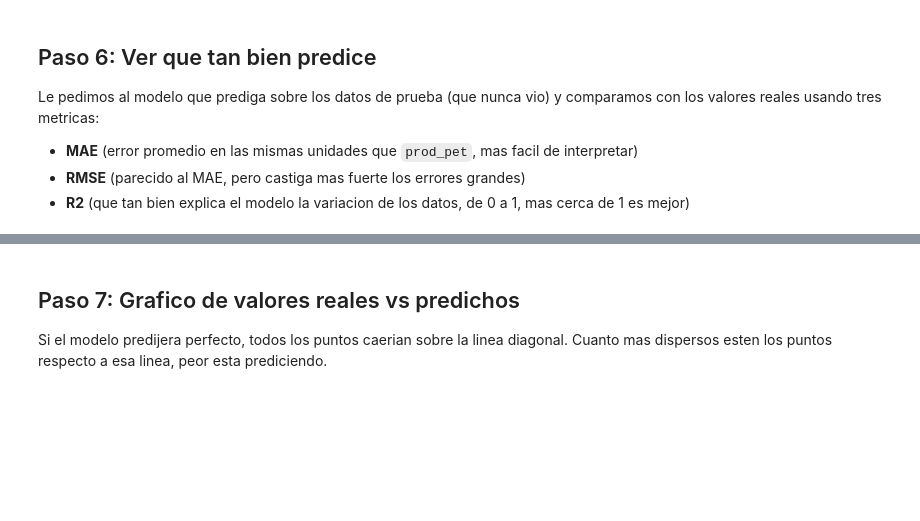
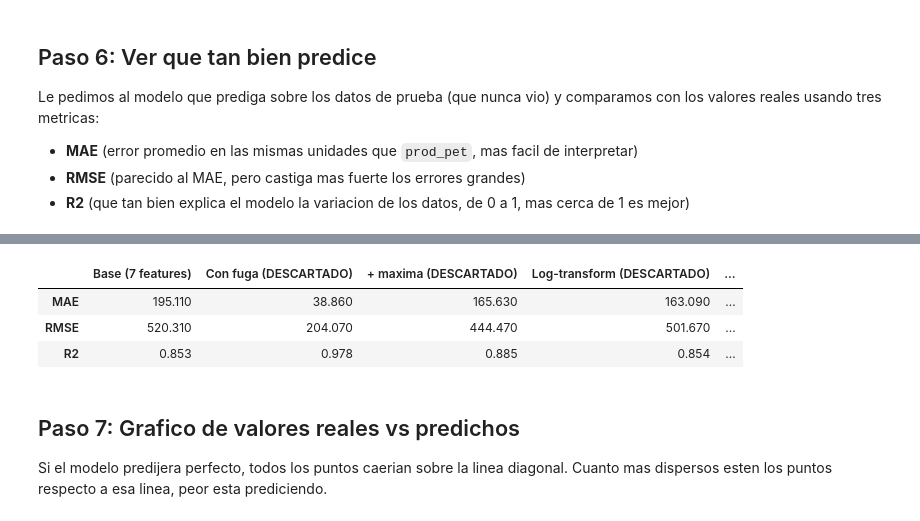
Before and after one commit to cristian-aguilera-ing/proyecto-ds-ypf, a Jupyter notebook: notebooks/03_modelado_supervisado.ipynb, the cells around one changed output, grey strips where cells are left out. Drawn from its saved outputs; the diff is of its cells as text; code cells hidden in the pictures; blank space fills up the shorter version.

Commit message:
probando varias formas de mejorar para prediccion del modelo

```diff
--- a/notebooks/03_modelado_supervisado.ipynb
+++ b/notebooks/03_modelado_supervisado.ipynb
@@ -155,3 +253,24 @@ R2:   0.853
+# %%
+# Resultados de todas las versiones probadas, documentados para el informe
+mae_base, rmse_base, r2_base = 195.11, 520.31, 0.853
+mae_leak, rmse_leak, r2_leak = 38.86, 204.07, 0.978  # descartado por fuga de datos
+mae_maxima, rmse_maxima, r2_maxima = 165.63, 444.47, 0.885  # descartado, no aporto
+mae_log, rmse_log, r2_log = 163.09, 501.67, 0.854  # descartado, sobreestima picos
+
+comparacion = pd.DataFrame({
+    "Base (7 features)": [mae_base, rmse_base, r2_base],
+    "Con fuga (DESCARTADO)": [mae_leak, rmse_leak, r2_leak],
+    "+ maxima (DESCARTADO)": [mae_maxima, rmse_maxima, r2_maxima],
+    "Log-transform (DESCARTADO)": [mae_log, rmse_log, r2_log],
+    "Modelo FINAL (8 features)": [round(mae, 2), round(rmse, 2), round(r2, 3)],
+}, index=["MAE", "RMSE", "R2"])
+
+comparacion
+# %% [output]
+|  | Base (7 features) | Con fuga (DESCARTADO) | + maxima (DESCARTADO) | Log-transform (DESCARTADO) | ... |
+| MAE | 195.110 | 38.860 | 165.630 | 163.090 | ... |
+| RMSE | 520.310 | 204.070 | 444.470 | 501.670 | ... |
+| R2 | 0.853 | 0.978 | 0.885 | 0.854 | ... |
 # %% [markdown]
 ## Paso 7: Grafico de valores reales vs predichos
 
```
Also changed, not shown: parts of 19 cells of this notebook, 5 other files.
